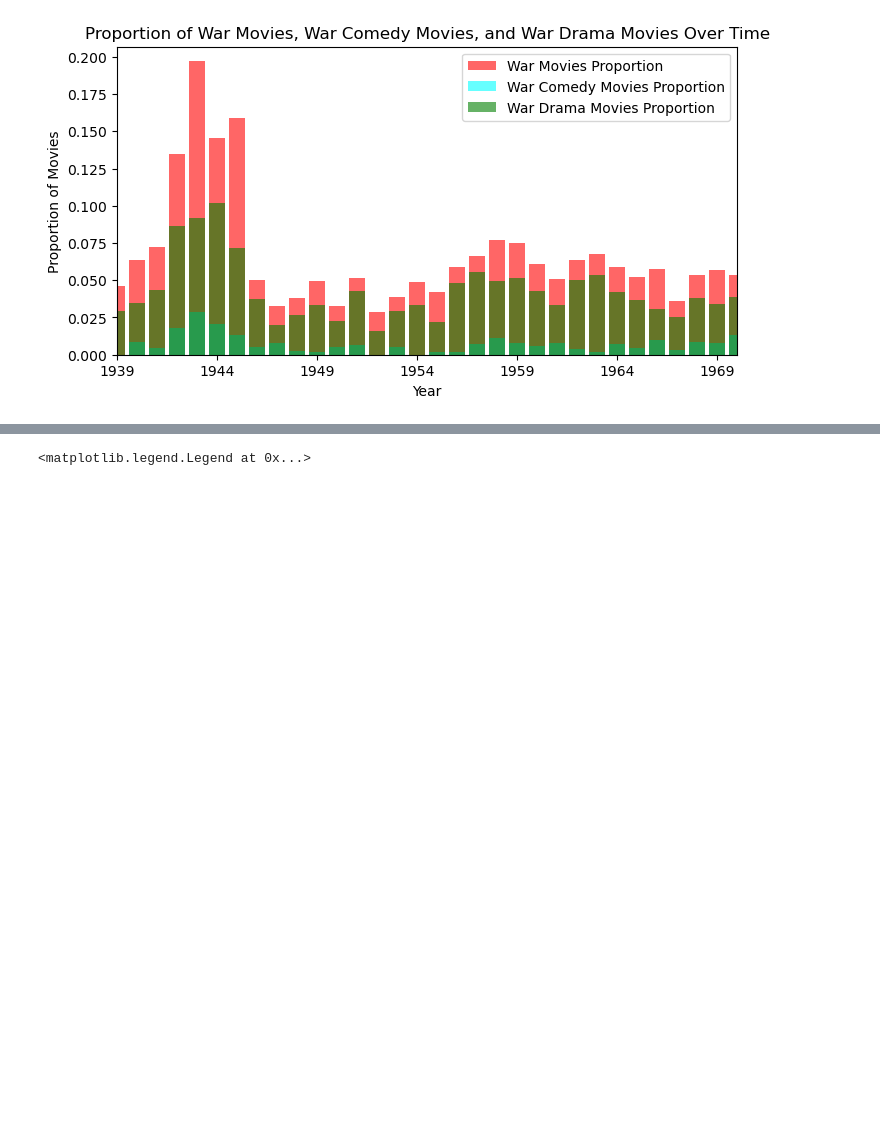
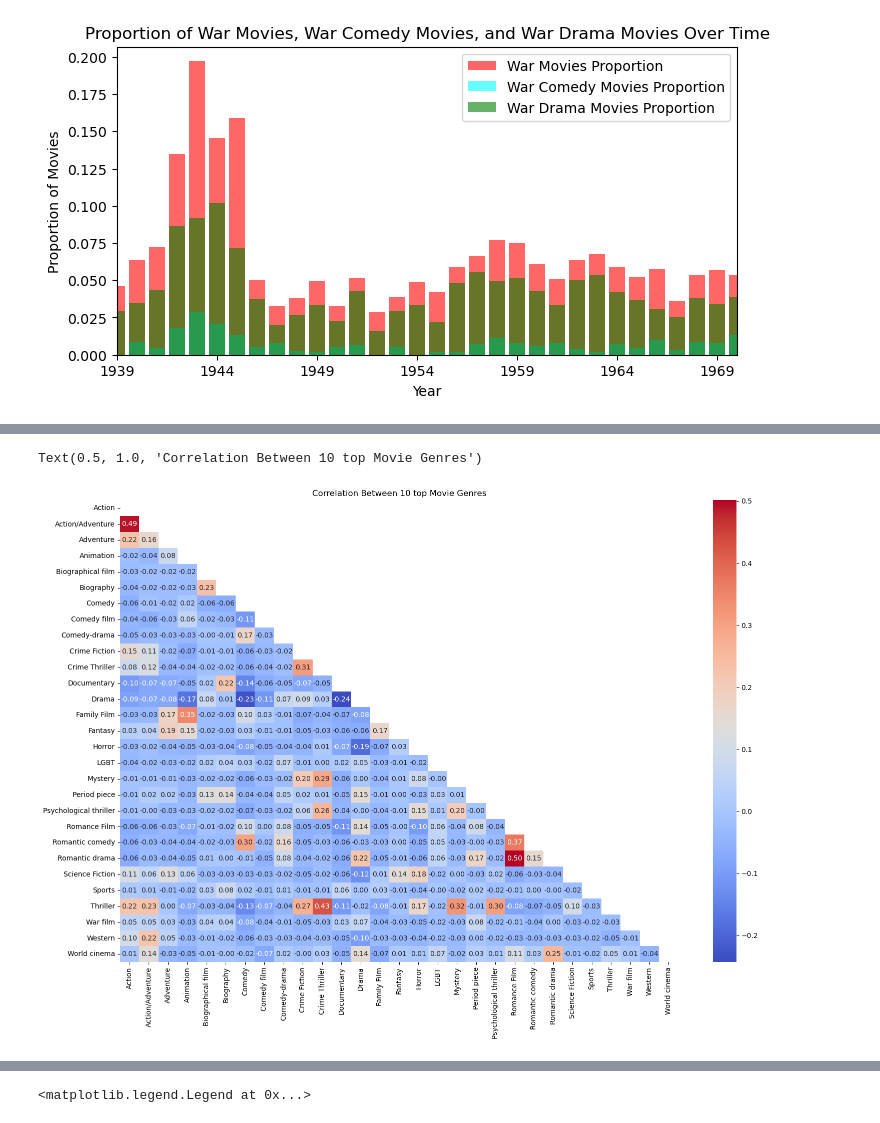
Before and after one commit to epfl-ada/ada-2024-project-nostringsadached, a Jupyter notebook: results.ipynb, the cells around one changed output, grey strips where cells are left out. Cells and saved outputs as stored; diff of their text form; code cells hidden in the pictures; blank space fills up the shorter version.

```diff
--- a/results.ipynb
+++ b/results.ipynb
@@ -208,11 +182,7 @@ len(first_genre_selection)
 # %%
-def keep_selected_genres(genre_list, selected_genres):
+def keep_only_the_most_common_genres(genre_list, genre_counts):
     if isinstance(genre_list, str):
         genres = genre_list.split(', ')
-        filtered_genres = [genre for genre in genres if genre in selected_genres]
+        filtered_genres = [genre for genre in genres if genre in genre_counts['Genre'].values]
         return ', '.join(filtered_genres)
     return genre_list
-
-preprocessed_movies['Movie genres'] = preprocessed_movies['Movie genres'].apply(lambda x: keep_selected_genres(x, selected_genres))
-preprocessed_movies = preprocessed_movies[preprocessed_movies['Movie genres'] != '']
-preprocessed_movies.head(12)
@@ -232,0 +261,8 @@ preprocessed_movies.head(12)
+# %%
+most_30commongenres,coverage30 = most_common_genres(preprocessed_movies, genre_counts_top_30, 30)
+most_30commongenres = most_30commongenres.dropna(subset=['Movie genres'])
+
+genre_binary_matrix = pd.DataFrame(mlb.fit_transform(most_30commongenres['Movie genres'].str.split(', ')), columns=mlb.classes_, index=most_30commongenres.index)
+genre_correlation = genre_binary_matrix.corr()
+
+print(genre_correlation.index)
@@ -232,0 +278,8 @@ preprocessed_movies.head(12)
+# %%
+plt.figure(figsize=(18, 12))
+mask = np.triu(np.ones_like(genre_correlation, dtype=bool))
+sns.heatmap(genre_correlation, mask=mask, cmap='coolwarm', annot=True, fmt=".2f")
+plt.title('Correlation Between 10 top Movie Genres')
+# %% [output]
+Text(0.5, 1.0, 'Correlation Between 10 top Movie Genres')
+[figure, added]
```
Also changed, not shown: parts of 30 cells of this notebook.
